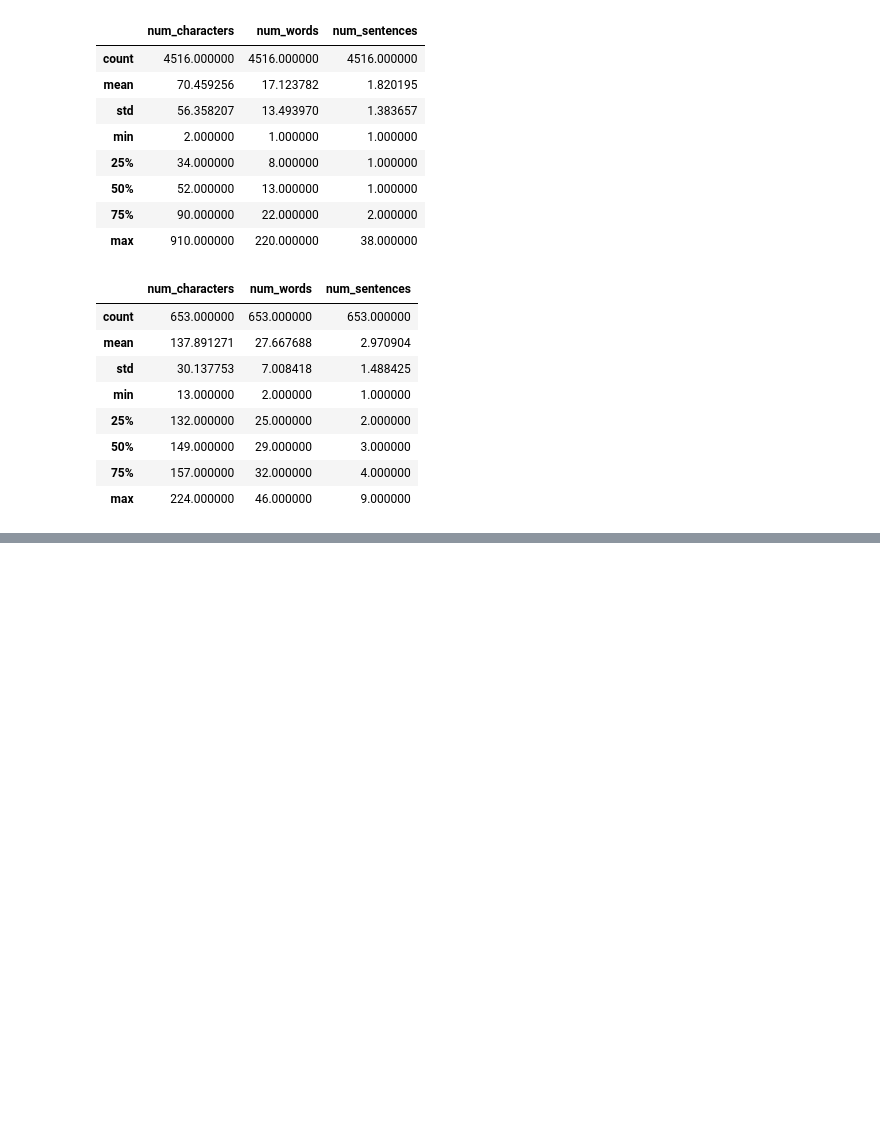
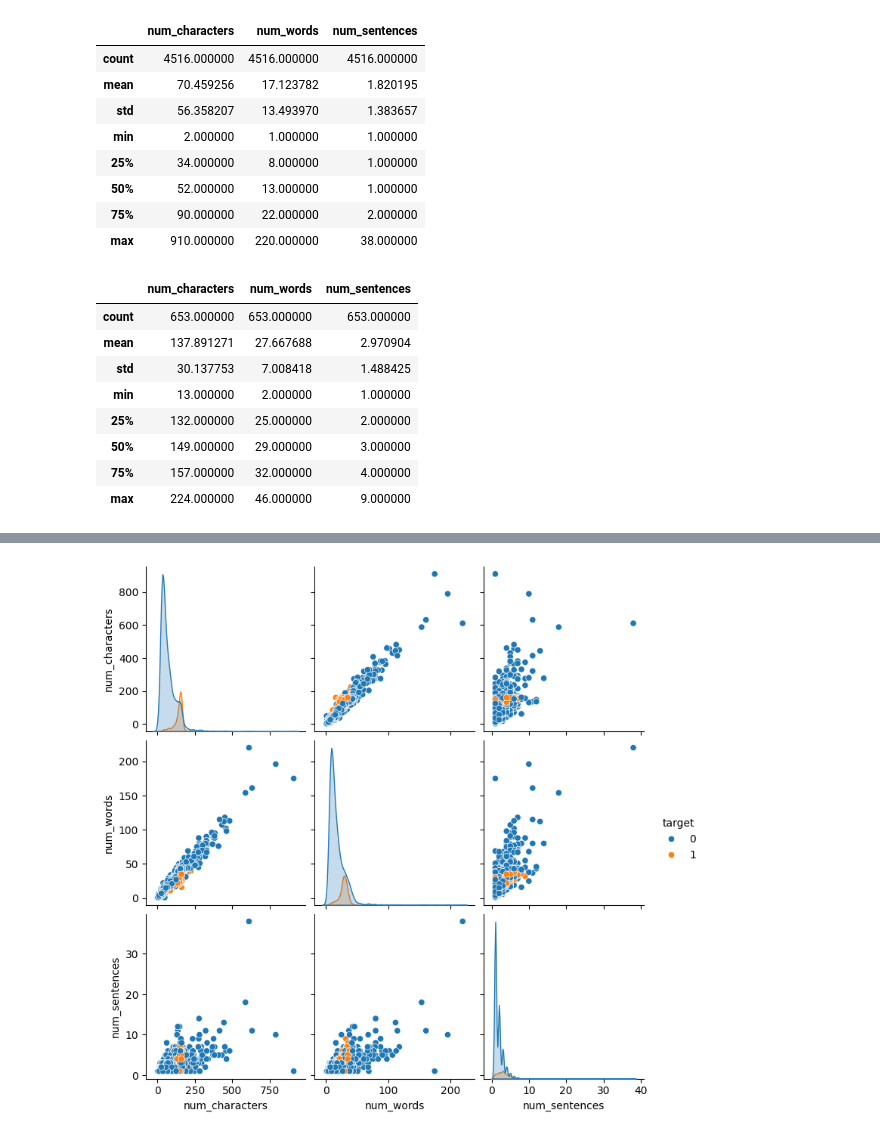
Before and after one commit to saptarshipal1/sms_spam_classification, a Jupyter notebook: data/sms_spam_classification.ipynb, the cells around one changed output, grey strips where cells are left out. Saved outputs shown, nothing was run; the diff lists cells and outputs as text; code cells hidden in the pictures; blank space fills up the shorter version.

```diff
--- a/data/sms_spam_classification.ipynb
+++ b/data/sms_spam_classification.ipynb
@@ -186,0 +205,5 @@ df1[df1['target']==1][['num_characters','num_words','num_sentences']].describe()
+# %%
+sns.pairplot(df1,hue='target')
+plt.show()
+# %% [output]
+[figure, added]
```
Also changed, not shown: parts of 5 cells of this notebook.
